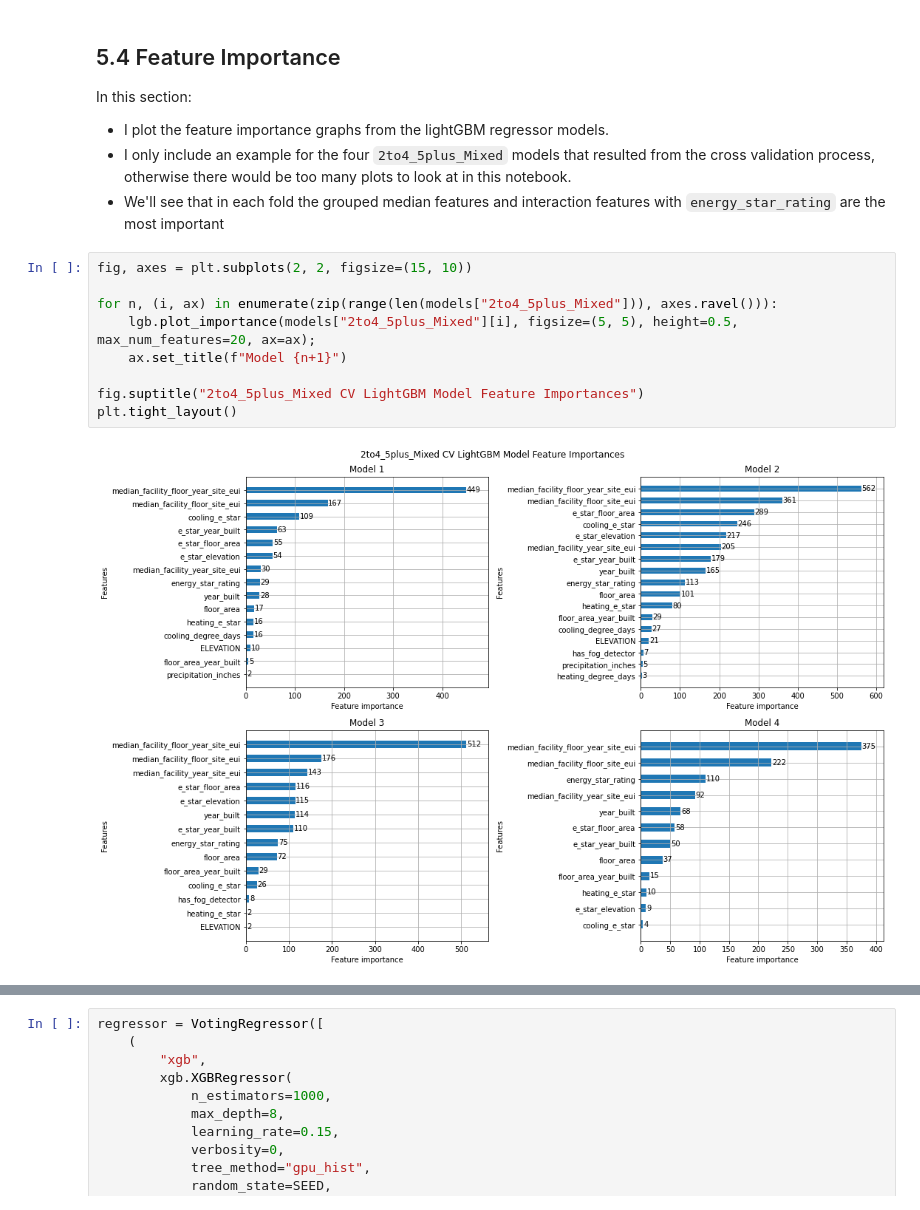
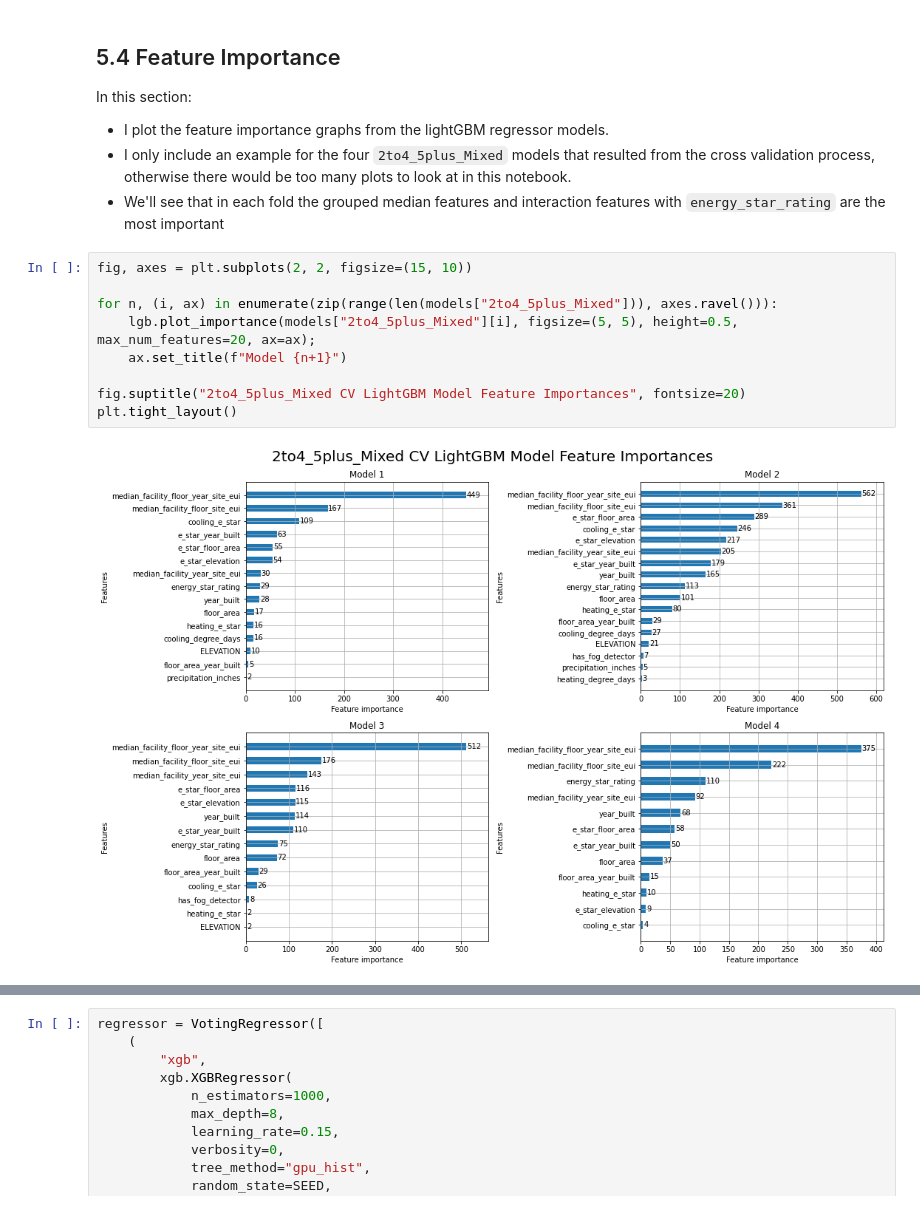
Before and after one commit to VenusianGirl/wids-datathon-2022, a Jupyter notebook: wids-datathon-2022.ipynb, the cells around one changed output, grey strips where cells are left out. Saved outputs shown, nothing was run; the diff lists cells and outputs as text.

```diff
--- a/wids-datathon-2022.ipynb
+++ b/wids-datathon-2022.ipynb
@@ -1109,14 +1118,14 @@ In this section:
 # %%
 fig, axes = plt.subplots(2, 2, figsize=(15, 10))
 
 for n, (i, ax) in enumerate(zip(range(len(models["2to4_5plus_Mixed"])), axes.ravel())):
     lgb.plot_importance(models["2to4_5plus_Mixed"][i], figsize=(5, 5), height=0.5, max_num_features=20, ax=ax);
     ax.set_title(f"Model {n+1}")
 
-fig.suptitle("2to4_5plus_Mixed CV LightGBM Model Feature Importances")
+fig.suptitle("2to4_5plus_Mixed CV LightGBM Model Feature Importances", fontsize=20)
 plt.tight_layout()
 # %% [output]
-[figure, old version]
+[figure, new version]
 # %% [markdown]
 # Section 6: Final models and predictions
 
```
Also changed, not shown: parts of 13 cells of this notebook.
